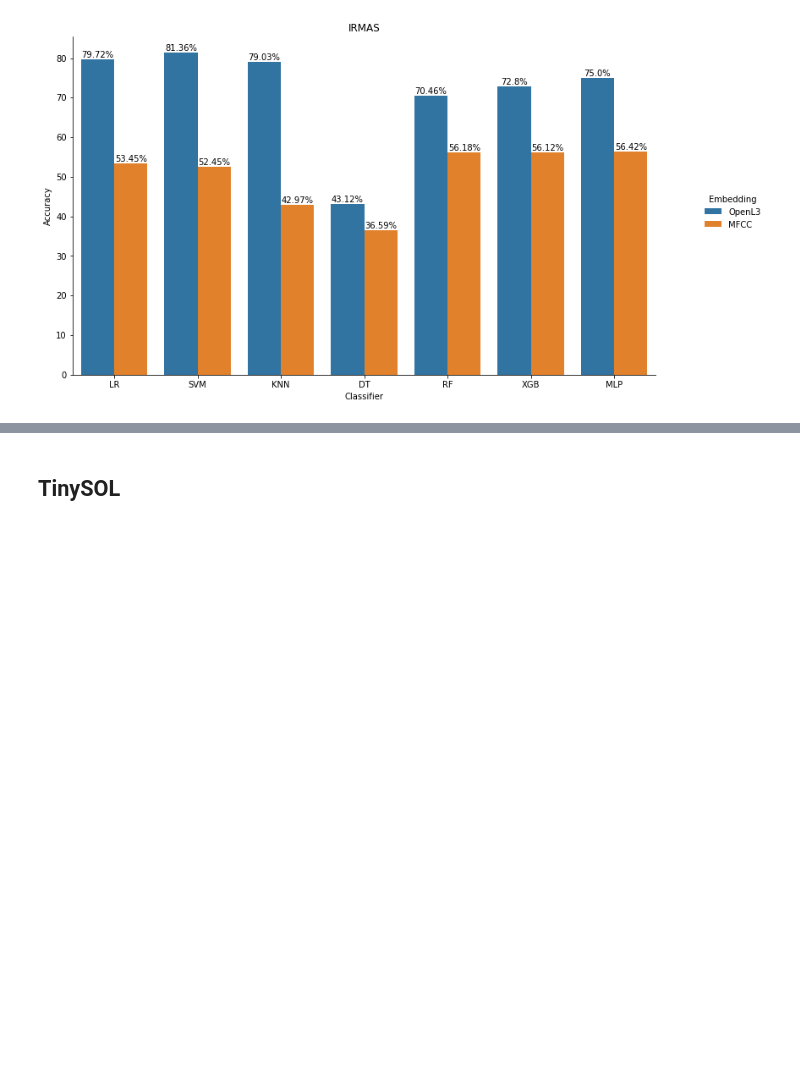
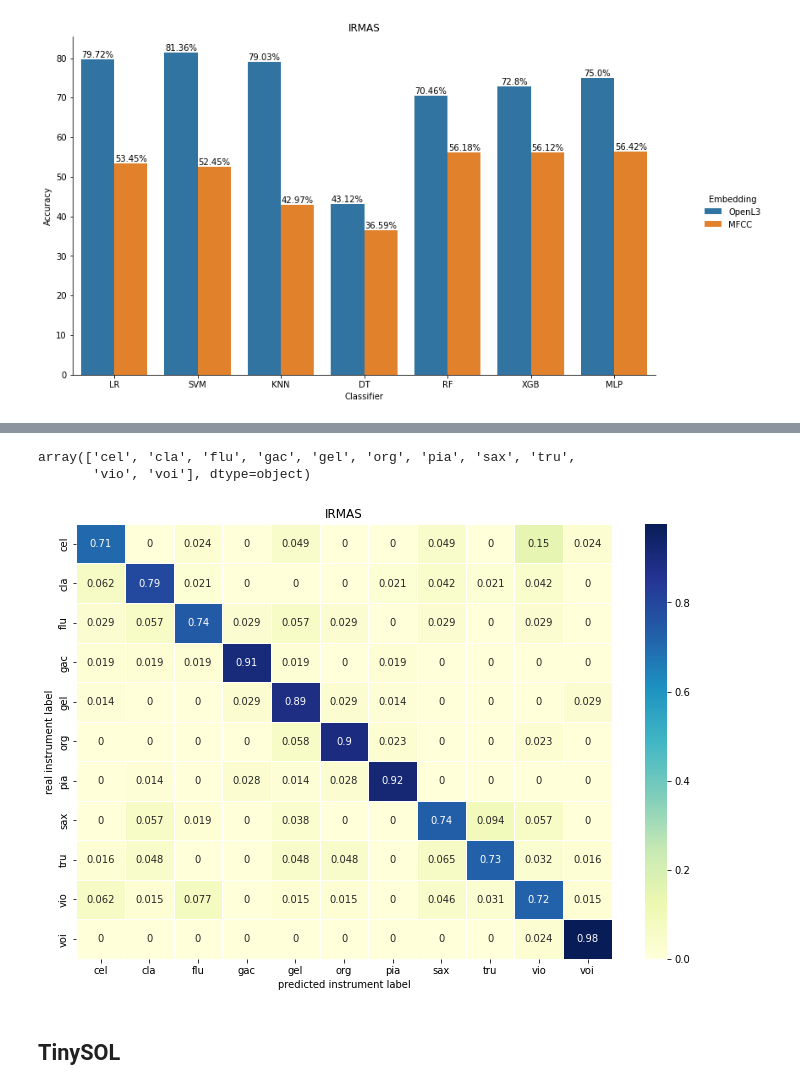
Before and after one commit to pszachew/Music-Genre-Classification, a Jupyter notebook: summary.ipynb, the cells around one changed output, grey strips where cells are left out. Cells and saved outputs as stored; diff of their text form; code cells hidden in the pictures; blank space fills up the shorter version.

Commit message:
add confusion matrix to tinysol and irmas

```diff
--- a/summary.ipynb
+++ b/summary.ipynb
@@ -144,0 +194,13 @@ plt.show()
+# %%
+i=1
+for x_train_idx, x_test_idx in kf10.split(X):
+  if i == 10:
+    X_train = X.iloc[x_train_idx]
+    X_test = X.iloc[x_test_idx]
+    y_train = y.iloc[x_train_idx]
+    y_test = y.iloc[x_test_idx]
+  i = i+1
+# %%
+svm10 = joblib.load("/content/gdrive/MyDrive/models/IRMAS/SVM/svm10.sav")
+# %%
+y_pre_irmas = svm10.predict(X_test)
@@ -145,3 +227,21 @@ plt.show()
+# %%
+labels = np.unique(np.array(y_train[0]))
+labels.sort()
+labels
+# %% [output]
+array(['cel', 'cla', 'flu', 'gac', 'gel', 'org', 'pia', 'sax', 'tru',
+       'vio', 'voi'], dtype=object)
+# %%
+cm2 = confusion_matrix(y_test, y_pre_irmas, normalize='true')
+cm2 = pd.DataFrame(cm2, index=labels, columns=[labels])
+plt.figure(figsize=(12,8))
+sns.heatmap(cm2, annot=True, linewidths=.5, cmap="YlGnBu")
+plt.xlabel("predicted instrument label")
+plt.ylabel("real instrument label")
+plt.title("IRMAS")
+plt.show()
+# %% [output]
+[figure, added]
 # %% [markdown]
 ## **TinySOL**
 # %%
```
Also changed, not shown: parts of 18 cells of this notebook.
